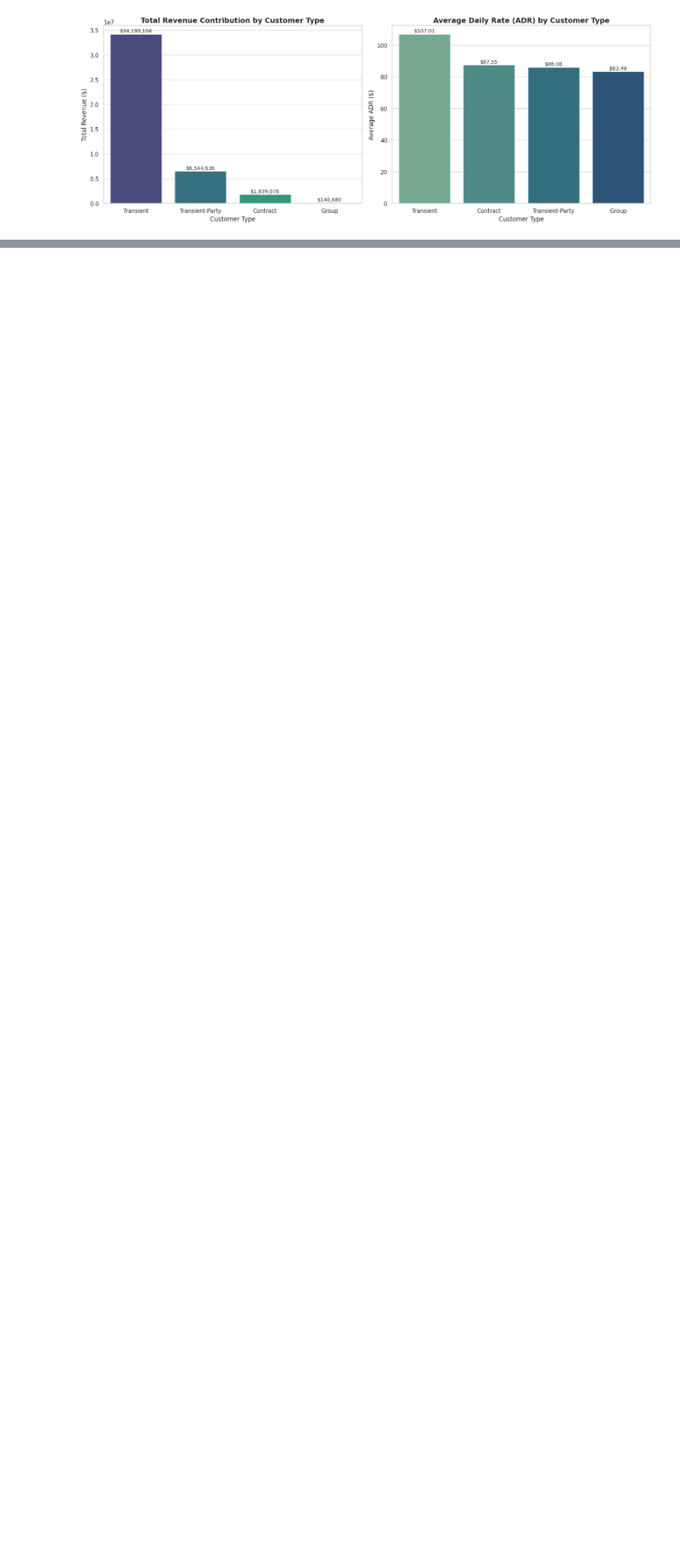
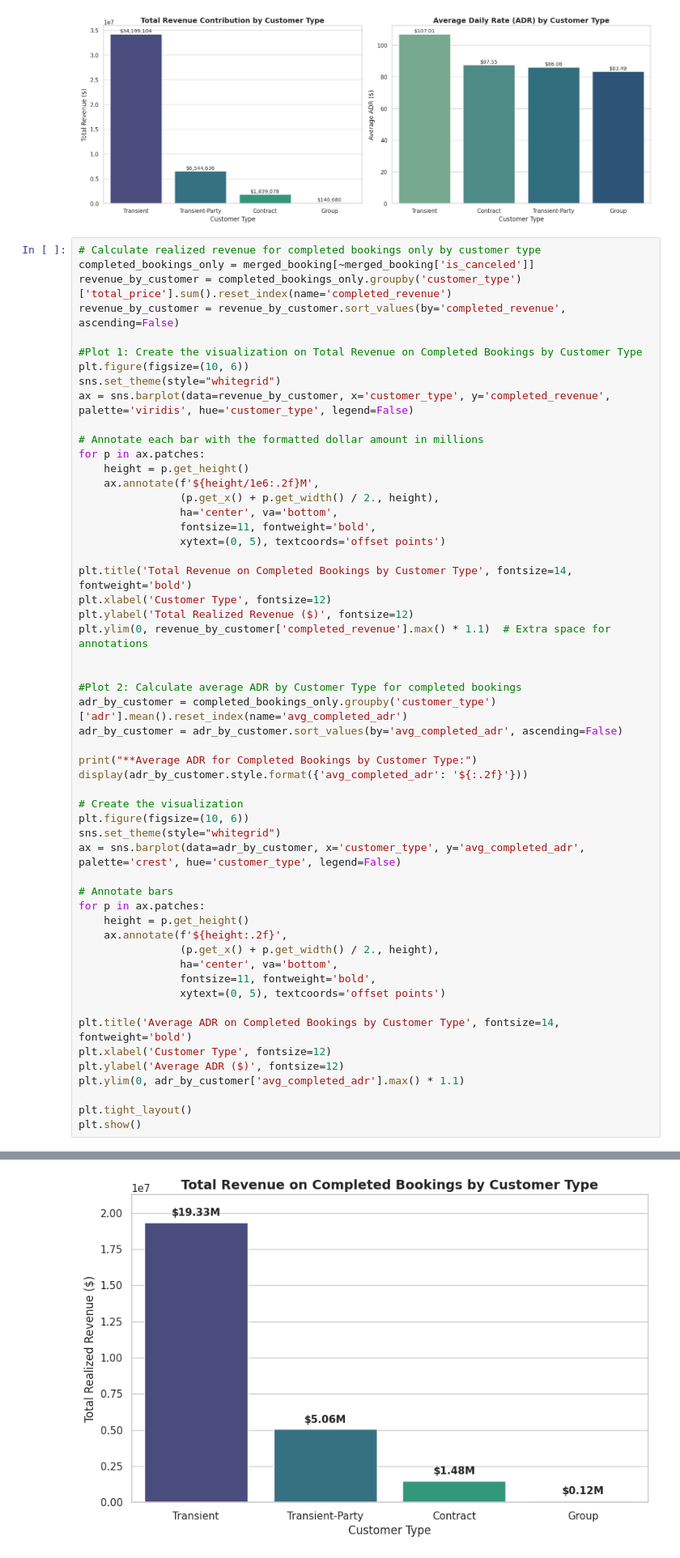
Before and after one commit to anniechooimh/Hospitality-Analytics, a Jupyter notebook: Capstone_Hospitality Analysis.ipynb, the cells around one changed output, grey strips where cells are left out. Shown at 81% size. Drawn from its saved outputs; the diff is of its cells as text; blank space fills up the shorter version.

```diff
--- a/Capstone_Hospitality Analysis.ipynb
+++ b/Capstone_Hospitality Analysis.ipynb
@@ -528,3 +528,58 @@ plt.show()
 | 0 | Contract | 4076 | 0.309617 | 87.549637 | 1839077.75 |
 | 1 | Group | 577 | 0.102253 | 83.488579 | 140680.29 |
 [figure]
+# %%
+# Calculate realized revenue for completed bookings only by customer type
+completed_bookings_only = merged_booking[~merged_booking['is_canceled']]
+revenue_by_customer = completed_bookings_only.groupby('customer_type')['total_price'].sum().reset_index(name='completed_revenue')
+revenue_by_customer = revenue_by_customer.sort_values(by='completed_revenue', ascending=False)
+
+#Plot 1: Create the visualization on Total Revenue on Completed Bookings by Customer Type
+plt.figure(figsize=(10, 6))
+sns.set_theme(style="whitegrid")
+ax = sns.barplot(data=revenue_by_customer, x='customer_type', y='completed_revenue', palette='viridis', hue='customer_type', legend=False)
+
+# Annotate each bar with the formatted dollar amount in millions
+for p in ax.patches:
+    height = p.get_height()
+    ax.annotate(f'${height/1e6:.2f}M',
+                (p.get_x() + p.get_width() / 2., height),
+                ha='center', va='bottom',
+                fontsize=11, fontweight='bold',
+                xytext=(0, 5), textcoords='offset points')
+
+plt.title('Total Revenue on Completed Bookings by Customer Type', fontsize=14, fontweight='bold')
+plt.xlabel('Customer Type', fontsize=12)
+plt.ylabel('Total Realized Revenue ($)', fontsize=12)
+plt.ylim(0, revenue_by_customer['completed_revenue'].max() * 1.1)  # Extra space for annotations
+
+
+#Plot 2: Calculate average ADR by Customer Type for completed bookings
+adr_by_customer = completed_bookings_only.groupby('customer_type')['adr'].mean().reset_index(name='avg_completed_adr')
+adr_by_customer = adr_by_customer.sort_values(by='avg_completed_adr', ascending=False)
+
+print("**Average ADR for Completed Bookings by Customer Type:")
+display(adr_by_customer.style.format({'avg_completed_adr': '${:.2f}'}))
+
+# Create the visualization
+plt.figure(figsize=(10, 6))
+sns.set_theme(style="whitegrid")
+ax = sns.barplot(data=adr_by_customer, x='customer_type', y='avg_completed_adr', palette='crest', hue='customer_type', legend=False)
+
+# Annotate bars
+for p in ax.patches:
+    height = p.get_height()
+    ax.annotate(f'${height:.2f}',
+                (p.get_x() + p.get_width() / 2., height),
+                ha='center', va='bottom',
+                fontsize=11, fontweight='bold',
+                xytext=(0, 5), textcoords='offset points')
+
+plt.title('Average ADR on Completed Bookings by Customer Type', fontsize=14, fontweight='bold')
+plt.xlabel('Customer Type', fontsize=12)
+plt.ylabel('Average ADR ($)', fontsize=12)
+plt.ylim(0, adr_by_customer['avg_completed_adr'].max() * 1.1)
+
+plt.tight_layout()
+plt.show()
+# %% [output]
@@ -530,0 +592 @@ plt.show()
+[figure, added]
```
Also changed, not shown: parts of 13 cells of this notebook.
